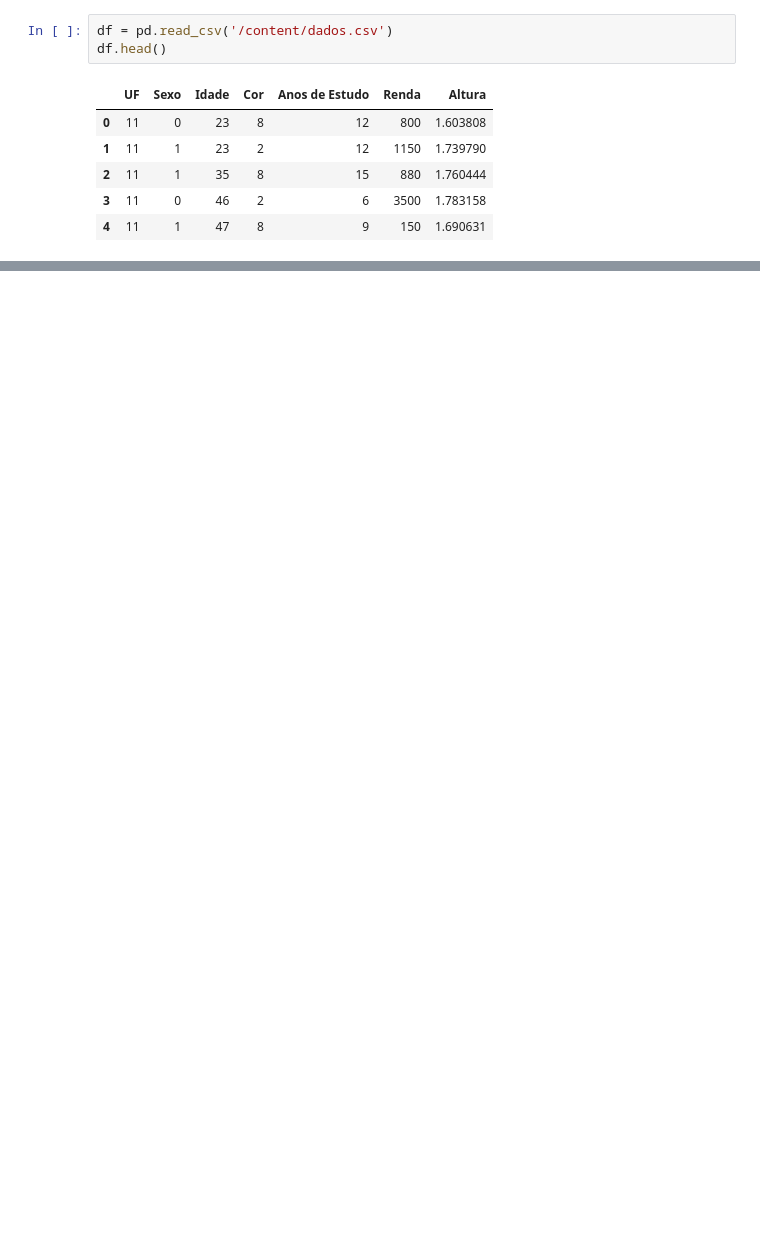
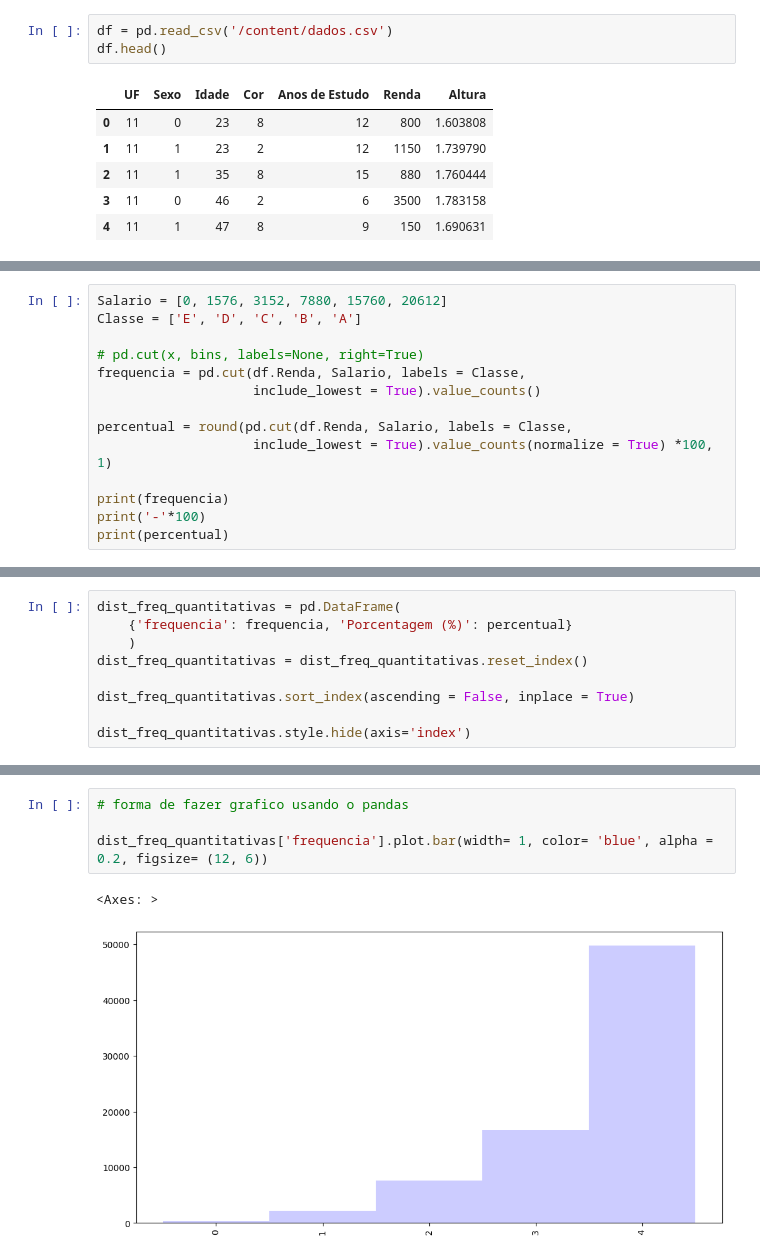
Before and after one commit to Neilton-Cunha/Curso-3-Estatistica-, a Jupyter notebook: Estatística_com_Python_frequências_e_medidas.ipynb, the cells around one changed output, grey strips where cells are left out. Drawn from its saved outputs; the diff is of its cells as text; blank space fills up the shorter version.

```diff
--- a/Estatística_com_Python_frequências_e_medidas.ipynb
+++ b/Estatística_com_Python_frequências_e_medidas.ipynb
@@ -27,0 +173,14 @@ df.head()
+# %%
+Salario = [0, 1576, 3152, 7880, 15760, 20612]
+Classe = ['E', 'D', 'C', 'B', 'A']
+
+# pd.cut(x, bins, labels=None, right=True)
+frequencia = pd.cut(df.Renda, Salario, labels = Classe,
+                    include_lowest = True).value_counts()
+
+percentual = round(pd.cut(df.Renda, Salario, labels = Classe,
+                    include_lowest = True).value_counts(normalize = True) *100, 1)
+
+print(frequencia)
+print('-'*100)
+print(percentual)
@@ -27,0 +196,9 @@ df.head()
+# %%
+dist_freq_quantitativas = pd.DataFrame(
+    {'frequencia': frequencia, 'Porcentagem (%)': percentual}
+    )
+dist_freq_quantitativas = dist_freq_quantitativas.reset_index()
+
+dist_freq_quantitativas.sort_index(ascending = False, inplace = True)
+
+dist_freq_quantitativas.style.hide(axis='index')
@@ -27,0 +329,7 @@ df.head()
+# %%
+# forma de fazer grafico usando o pandas
+
+dist_freq_quantitativas['frequencia'].plot.bar(width= 1, color= 'blue', alpha = 0.2, figsize= (12, 6))
+# %% [output]
+<Axes: >
+[figure, added]
```
Also changed, not shown: parts of 112 cells of this notebook.
